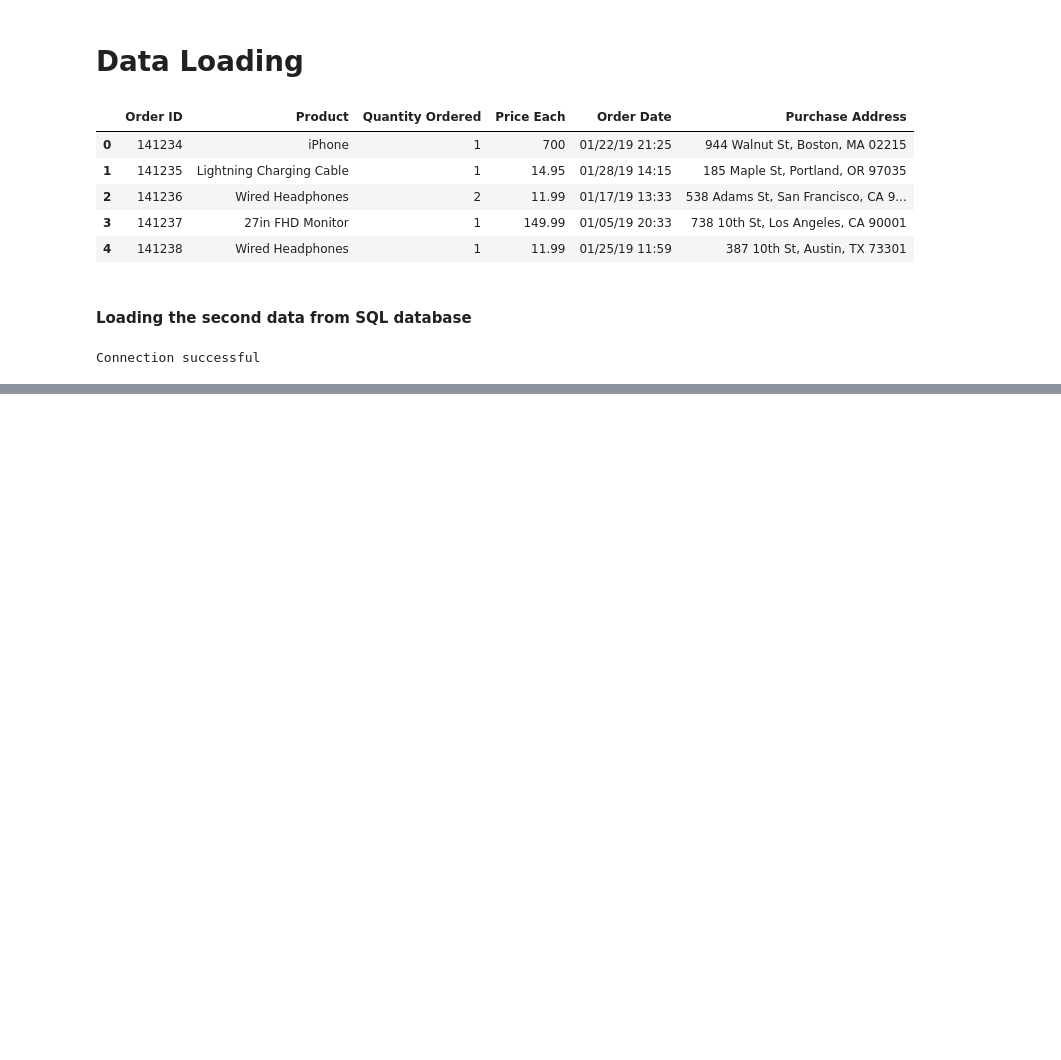
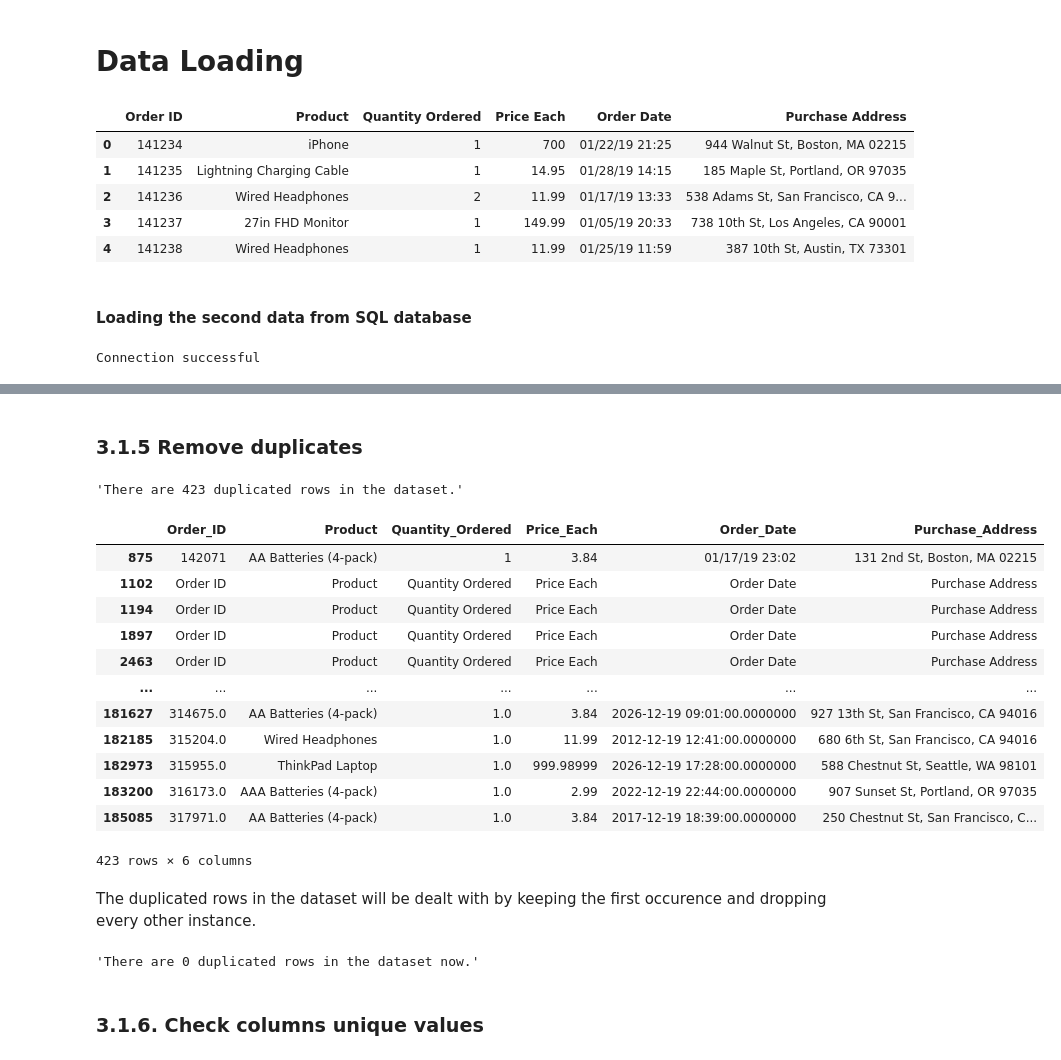
Before and after one commit to Theresah-Essuman/Sales-Data-Analysis-for-2019, a Jupyter notebook: notebook/main.ipynb, the cells around one changed output, grey strips where cells are left out. Cells and saved outputs as stored; diff of their text form; code cells hidden in the pictures; blank space fills up the shorter version.

```diff
--- a/notebook/main.ipynb
+++ b/notebook/main.ipynb
@@ -157,0 +284,6 @@ A comprehensive analysis of the datasets is provided to obtain insight into the
+# %%
+# Drop null values
+full_year_data.dropna(inplace=True)
+
+# Check null values to confirm dropping of the null values
+full_year_data.isnull().sum()
@@ -157,0 +298,37 @@ A comprehensive analysis of the datasets is provided to obtain insight into the
+# %% [markdown]
+### 3.1.5 Remove duplicates
+# %%
+# Check duplicates in the dataset
+f'There are {full_year_data.duplicated().sum()} duplicated rows in the dataset.'
+# %% [output]
+'There are 423 duplicated rows in the dataset.'
+# %%
+# Confirm duplicated rows in the dataset
+duplicates = full_year_data[full_year_data.duplicated()]
+duplicates
+# %% [output]
+|  | Order_ID | Product | Quantity_Ordered | Price_Each | Order_Date | Purchase_Address |
+| 875 | 142071 | AA Batteries (4-pack) | 1 | 3.84 | 01/17/19 23:02 | 131 2nd St, Boston, MA 02215 |
+| 1102 | Order ID | Product | Quantity Ordered | Price Each | Order Date | Purchase Address |
+| 1194 | Order ID | Product | Quantity Ordered | Price Each | Order Date | Purchase Address |
+| 1897 | Order ID | Product | Quantity Ordered | Price Each | Order Date | Purchase Address |
+| 2463 | Order ID | Product | Quantity Ordered | Price Each | Order Date | Purchase Address |
+| ... | ... | ... | ... | ... | ... | ... |
+| 181627 | 314675.0 | AA Batteries (4-pack) | 1.0 | 3.84 | 2026-12-19 09:01:00.0000000 | 927 13th St, San Francisco, CA 94016 |
+| 182185 | 315204.0 | Wired Headphones | 1.0 | 11.99 | 2012-12-19 12:41:00.0000000 | 680 6th St, San Francisco, CA 94016 |
+| 182973 | 315955.0 | ThinkPad Laptop | 1.0 | 999.98999 | 2026-12-19 17:28:00.0000000 | 588 Chestnut St, Seattle, WA 98101 |
+| 183200 | 316173.0 | AAA Batteries (4-pack) | 1.0 | 2.99 | 2022-12-19 22:44:00.0000000 | 907 Sunset St, Portland, OR 97035 |
+| 185085 | 317971.0 | AA Batteries (4-pack) | 1.0 | 3.84 | 2017-12-19 18:39:00.0000000 | 250 Chestnut St, San Francisco, C... |
+423 rows × 6 columns
+# %% [markdown]
+The duplicated rows in the dataset will be dealt with by keeping the first occurence and dropping every other instance.
+# %%
+# Drop duplicates
+full_year_data.drop_duplicates(keep='first', inplace=True)
+
+# Confirm drop
+f'There are {full_year_data.duplicated().sum()} duplicated rows in the dataset now.'
+# %% [output]
+'There are 0 duplicated rows in the dataset now.'
+# %% [markdown]
+### 3.1.6. Check columns unique values
```
Also changed, not shown: parts of 42 cells of this notebook.
